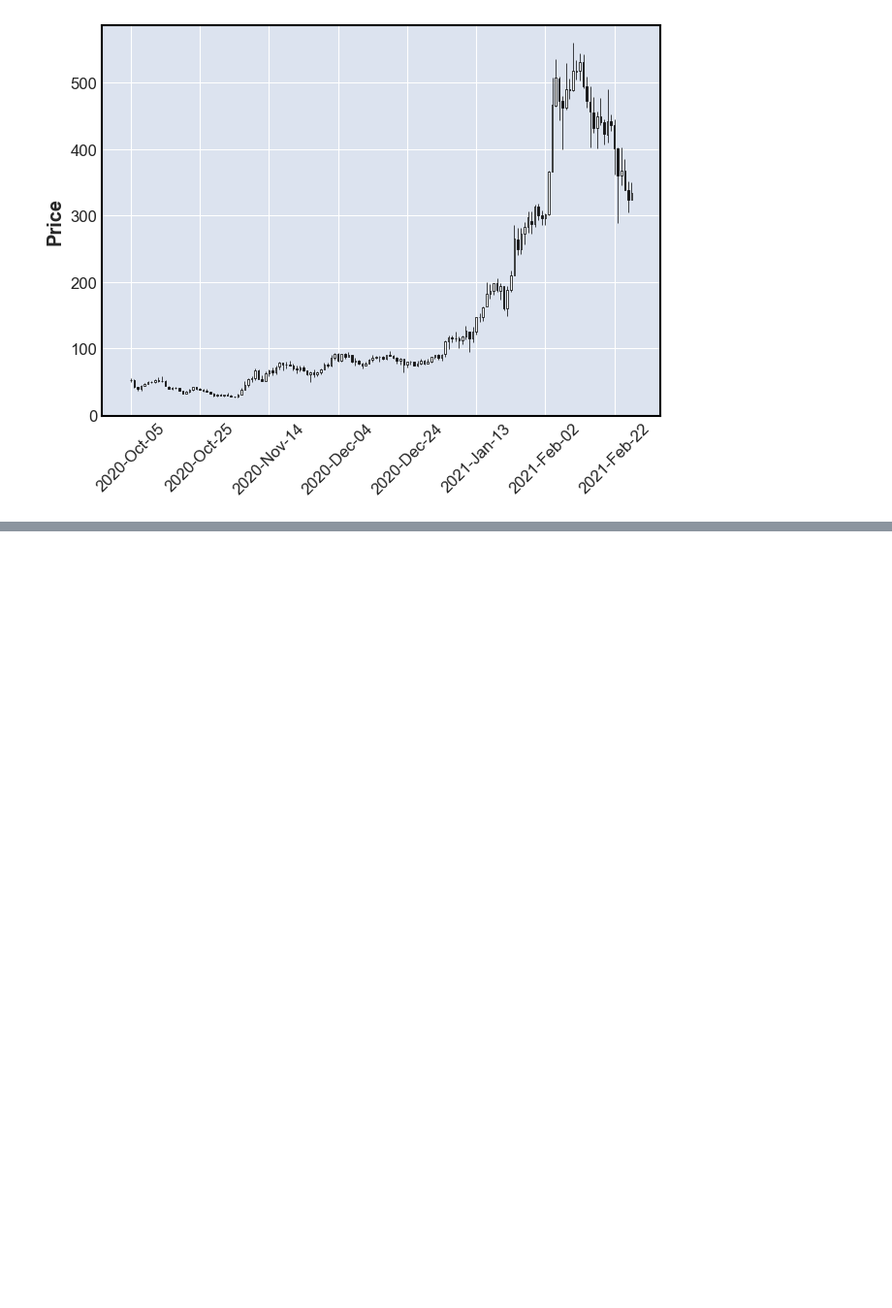
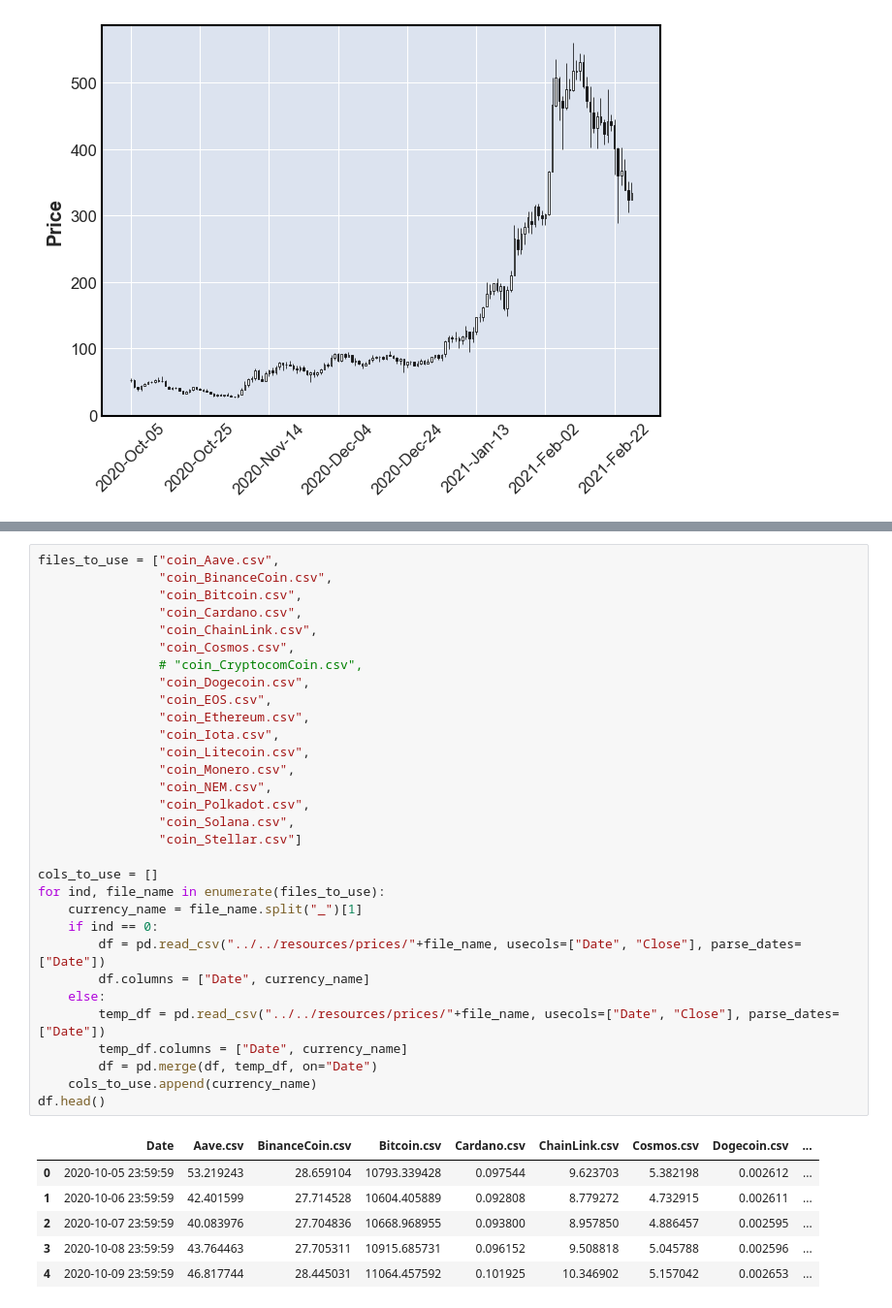
Before and after one commit to ArtTucker/crypto_prices_ML, a Jupyter notebook: preprocessing/by_coin/aave_preprocessing.ipynb, the cells around one changed output, grey strips where cells are left out. Shown at 97% size. Drawn from its saved outputs; the diff is of its cells as text; blank space fills up the shorter version.

```diff
--- a/preprocessing/by_coin/aave_preprocessing.ipynb
+++ b/preprocessing/by_coin/aave_preprocessing.ipynb
@@ -143,0 +161,38 @@ plt.show()
+# %%
+files_to_use = ["coin_Aave.csv",
+                "coin_BinanceCoin.csv",
+                "coin_Bitcoin.csv",
+                "coin_Cardano.csv",
+                "coin_ChainLink.csv",
+                "coin_Cosmos.csv",
+                # "coin_CryptocomCoin.csv",
+                "coin_Dogecoin.csv",
+                "coin_EOS.csv",
+                "coin_Ethereum.csv",
+                "coin_Iota.csv",
+                "coin_Litecoin.csv",
+                "coin_Monero.csv",
+                "coin_NEM.csv",
+                "coin_Polkadot.csv",
+                "coin_Solana.csv",
+                "coin_Stellar.csv"]
+
+cols_to_use = []
+for ind, file_name in enumerate(files_to_use):
+    currency_name = file_name.split("_")[1]
+    if ind == 0:
+        df = pd.read_csv("../../resources/prices/"+file_name, usecols=["Date", "Close"], parse_dates=["Date"])
+        df.columns = ["Date", currency_name]
+    else:
+        temp_df = pd.read_csv("../../resources/prices/"+file_name, usecols=["Date", "Close"], parse_dates=["Date"])
+        temp_df.columns = ["Date", currency_name]
+        df = pd.merge(df, temp_df, on="Date")
+    cols_to_use.append(currency_name)
+df.head()
+# %% [output]
+|  | Date | Aave.csv | BinanceCoin.csv | Bitcoin.csv | Cardano.csv | ChainLink.csv | Cosmos.csv | Dogecoin.csv | ... |
+| 0 | 2020-10-05 23:59:59 | 53.219243 | 28.659104 | 10793.339428 | 0.097544 | 9.623703 | 5.382198 | 0.002612 | ... |
+| 1 | 2020-10-06 23:59:59 | 42.401599 | 27.714528 | 10604.405889 | 0.092808 | 8.779272 | 4.732915 | 0.002611 | ... |
+| 2 | 2020-10-07 23:59:59 | 40.083976 | 27.704836 | 10668.968955 | 0.093800 | 8.957850 | 4.886457 | 0.002595 | ... |
+| 3 | 2020-10-08 23:59:59 | 43.764463 | 27.705311 | 10915.685731 | 0.096152 | 9.508818 | 5.045788 | 0.002596 | ... |
+| 4 | 2020-10-09 23:59:59 | 46.817744 | 28.445031 | 11064.457592 | 0.101925 | 10.346902 | 5.157042 | 0.002653 | ... |
```
Also changed, not shown: parts of 4 cells of this notebook.
